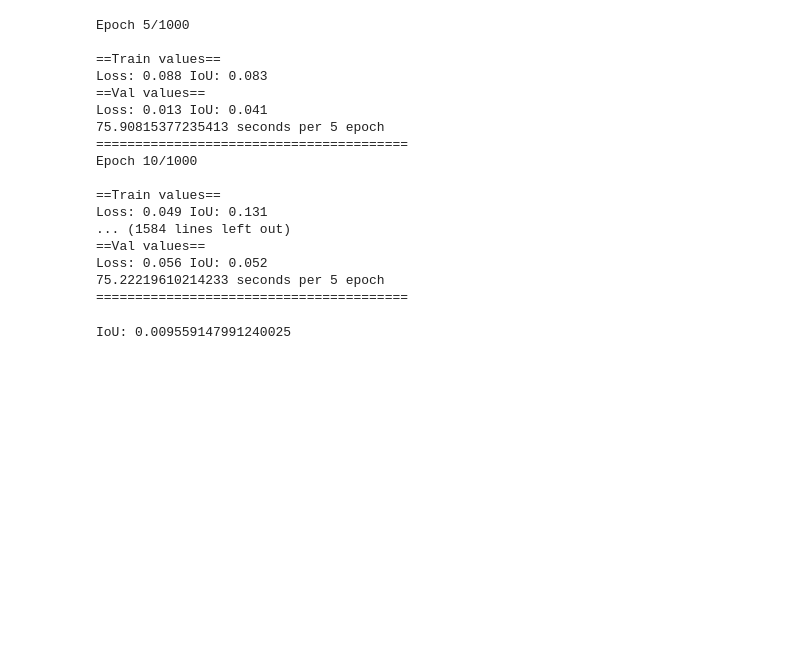
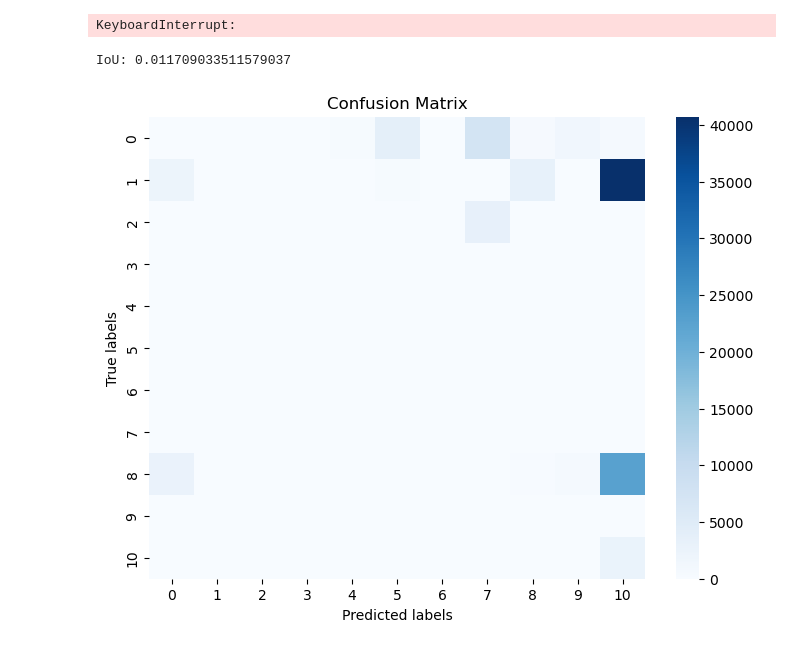
Before and after one commit to grannycola/trash_segmentation_synth, a Jupyter notebook: semantic_segmentaion_torchvision.ipynb, the cells around one changed output. Saved outputs shown, nothing was run; the diff lists cells and outputs as text; code cells hidden in the pictures; blank space fills up the shorter version.

```diff
--- a/semantic_segmentaion_torchvision.ipynb
+++ b/semantic_segmentaion_torchvision.ipynb
@@ -23,9 +27,10 @@ BATCH_SIZE = 16
 model = torchvision.models.segmentation.deeplabv3_mobilenet_v3_large(num_classes=NUM_CLASSES)
 device = torch.device(DEVICE if torch.cuda.is_available() else 'cpu')
 model = model.to(device)
+
 try:
     model.load_state_dict(torch.load(MODEL_PATH, map_location=device))
-except FileNotFoundError:
+except Exception:
     pass
 
 class ModelCheckpoint:
@@ -83,17 +143,15 @@ optimizer = torch.optim.Adam(model.parameters(), lr=0.001)
 # %%
-image_folder = 'data/resized/images/'
-mask_folder = 'data/resized/masks/'
-
-dataset = CustomDataset(image_folder, mask_folder, transform=train_transform)
-
 train_dataset, test_val_dataset = train_test_split(dataset, test_size=0.2, random_state=42)
 val_dataset, test_dataset = train_test_split(test_val_dataset, test_size=0.5, random_state=42)
 
 
+sampler = WeightedRandomSampler(class_weights, len(train_dataset), replacement=True)
 
-train_dataloader = DataLoader(train_dataset, batch_size=BATCH_SIZE, shuffle=True, num_workers=8)
-val_dataloader = DataLoader(val_dataset, batch_size=BATCH_SIZE, shuffle=True, num_workers=4)
-test_dataloader = DataLoader(test_dataset, batch_size=1, shuffle=True, num_workers=4)
+train_dataloader = DataLoader(train_dataset, batch_size=BATCH_SIZE, num_workers=8, sampler=sampler)
+val_dataloader = DataLoader(val_dataset, batch_size=BATCH_SIZE, shuffle=True, num_workers=8)
+test_dataloader = DataLoader(test_dataset, batch_size=1, shuffle=True, num_workers=8)
+# %% [output]
+KeyboardInterrupt:
 # %%
 def calc_jaccard_score(preds, masks):
     jaccard_score = torchmetrics.JaccardIndex(task="multiclass",
@@ -162,21 +236,22 @@ for epoch in range(NUM_EPOCHS):
 
 
     model.train()
-    loss_value, epoch_iou = train_one_epoch(epoch)
+    train_loss, train_epoch_iou = train_one_epoch(epoch, device)
 
     if (epoch + 1) % 5 == 0:
         print(f'Epoch {epoch+1}/{NUM_EPOCHS}')
-        print(f'\n==Train values==\nLoss: {"{:.3f}".format(loss_value)} IoU: {"{:.3f}".format(epoch_iou)}')
+        print(f'\n==Train values==\nLoss: {"{:.3f}".format(train_loss)} IoU: {"{:.3f}".format(train_epoch_iou)}')
 
 
     model.eval()
-    val_loss, val_epoch_iou = val_one_epoch(epoch)
+    val_loss, val_epoch_iou = val_one_epoch(epoch, device)
 
     if (epoch + 1) % 5 == 0:
         print(f'==Val values== \nLoss: {"{:.3f}".format(val_loss)} IoU: {"{:.3f}".format(val_epoch_iou)}')
 
+
+        check_time = True
         end = time.time()
-        check_time = True
         print(end - start, "seconds per 5 epoch")
         print('=='*20)
 
@@ -184,31 +259,13 @@ for epoch in range(NUM_EPOCHS):
 
     if (epoch+1) % 100 == 0:
         time.sleep(300)
-# %% [output]
-Epoch 5/1000
-
-==Train values==
-Loss: 0.088 IoU: 0.083
-==Val values==
-Loss: 0.013 IoU: 0.041
-75.90815377235413 seconds per 5 epoch
-========================================
-Epoch 10/1000
-
-==Train values==
-Loss: 0.049 IoU: 0.131
-... (1584 lines left out)
-==Val values==
-Loss: 0.056 IoU: 0.052
-75.22219610214233 seconds per 5 epoch
-========================================
 # %%
 model.eval()
+example_of_preds = []
 
-example_of_preds = []
 with torch.no_grad():
     epoch_iou = 0
-    for epoch, (images, masks) in enumerate(test_dataloader):
+    for n, (images, masks) in enumerate(test_dataloader):
         images = images.to(device)
         masks = masks.to(device)
 
@@ -217,16 +274,44 @@ with torch.no_grad():
 
         epoch_iou += calc_jaccard_score(preds, masks)
 
-        if epoch > len(test_dataloader) - 5:
+
+        if n >= len(test_dataloader) - 5:
+            if n == len(test_dataloader) - 5:
+                preds_arrays = []
+                mask_arrays = []
+
+            preds_arrays.append(torch.flatten(masks).cpu().numpy())
+            mask_arrays.append(torch.flatten(preds).cpu().numpy())
+
             images = torch.squeeze(images, dim=0).cpu().numpy().transpose(1, 2, 0)
+
             preds_image = preds.cpu().numpy().transpose(1, 2, 0)
             mask_image = torch.squeeze(masks, dim=0).cpu().numpy()
+
             example_of_preds.append([images, preds_image, mask_image])
 
     epoch_iou /= len(test_dataloader)
     print(f'IoU: {epoch_iou}')
 # %% [output]
-IoU: 0.009559147991240025
+IoU: 0.011709033511579037
+# %%
+mask_arrays = np.array(mask_arrays).flatten()
+preds_arrays = np.array(preds_arrays).flatten()
+# %%
+from sklearn.metrics import confusion_matrix
+import seaborn as sns
+
+cm = confusion_matrix(mask_arrays, preds_arrays)
+cm[0][0] = 0 # ignore 0-class
+
+plt.figure(figsize=(8, 6))
+sns.heatmap(cm, annot=False, cmap="Blues", fmt="d")
+plt.xlabel("Predicted labels")
+plt.ylabel("True labels")
+plt.title("Confusion Matrix")
+plt.show()
+# %% [output]
+[figure, added]
 # %%
 for images, preds_image, mask_image in example_of_preds:
     fig, axes = plt.subplots(1, 3, figsize=(10, 5))
```
Also changed, not shown: parts of 8 cells of this notebook, 6 other files.
